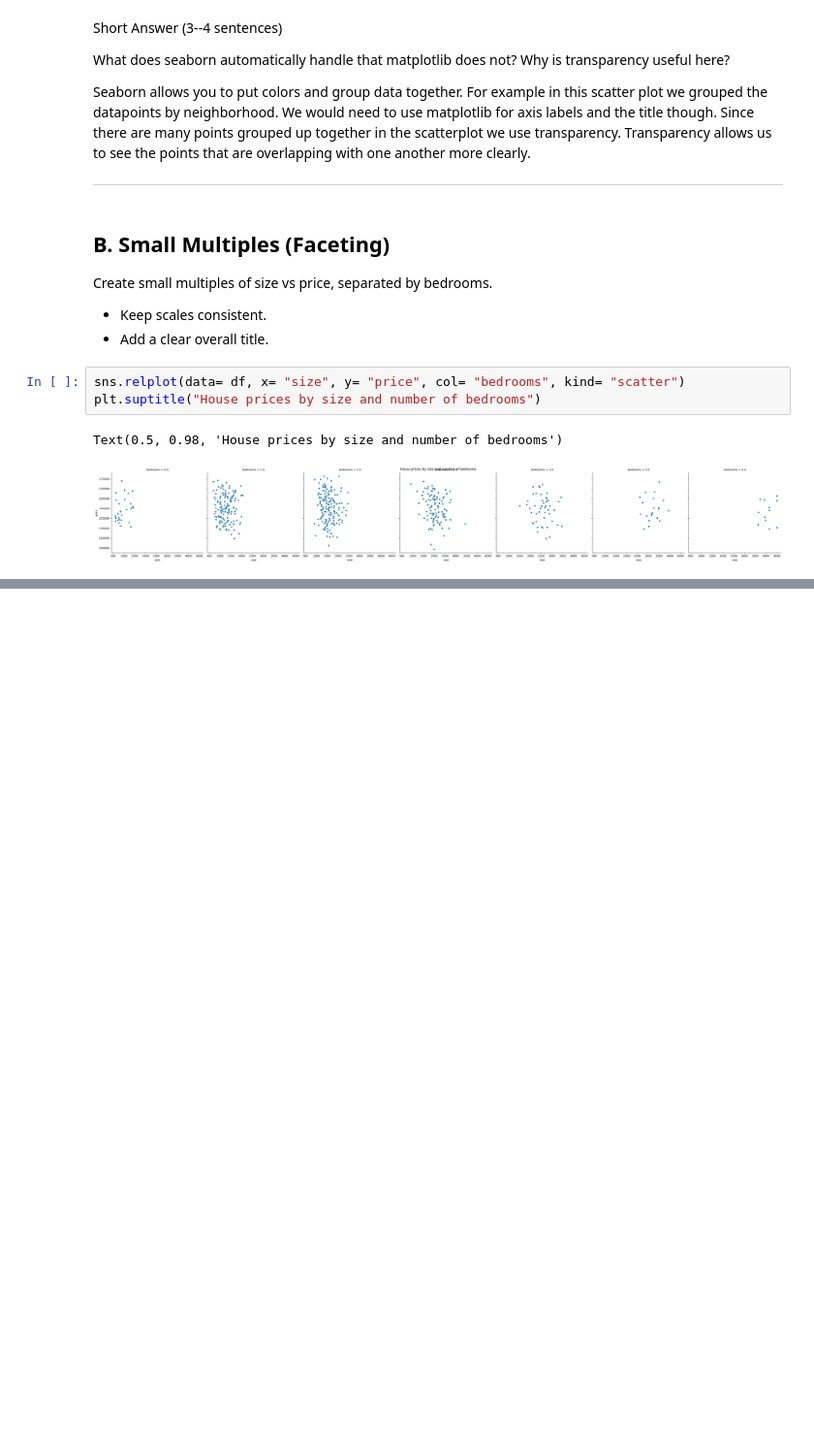
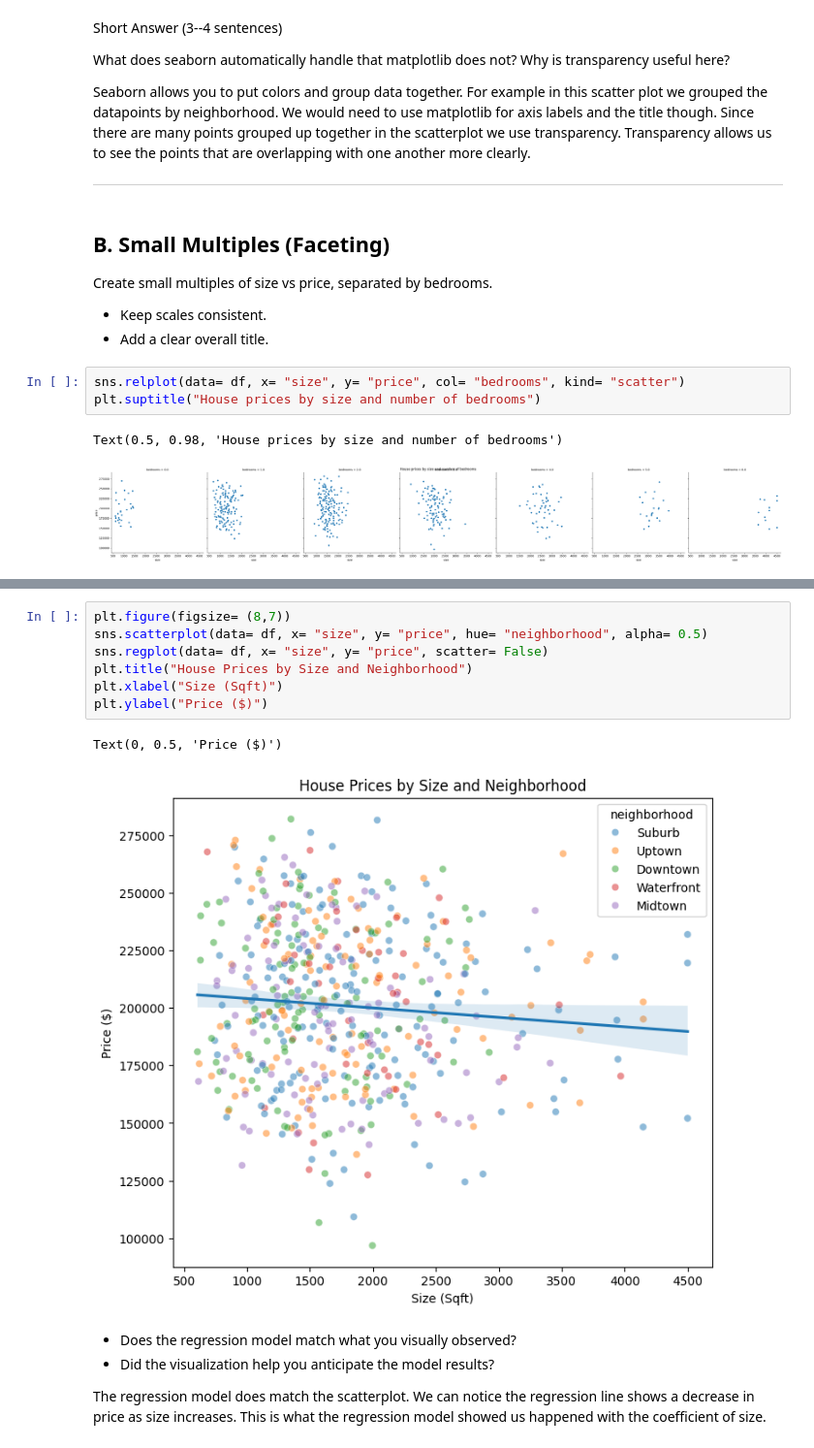
Before and after one commit to Nikolai-N484/Data201_NikolaiN, a Jupyter notebook: Week3/Week_3_Assignment_Nikolai.ipynb, the cells around one changed output, grey strips where cells are left out. Shown at 97% size. Cells and saved outputs as stored; diff of their text form; blank space fills up the shorter version.

```diff
--- a/Week3/Week_3_Assignment_Nikolai.ipynb
+++ b/Week3/Week_3_Assignment_Nikolai.ipynb
@@ -78,0 +197,15 @@ Text(0.5, 0.98, 'House prices by size and number of bedrooms')
+# %%
+plt.figure(figsize= (8,7))
+sns.scatterplot(data= df, x= "size", y= "price", hue= "neighborhood", alpha= 0.5)
+sns.regplot(data= df, x= "size", y= "price", scatter= False)
+plt.title("House Prices by Size and Neighborhood")
+plt.xlabel("Size (Sqft)")
+plt.ylabel("Price ($)")
+# %% [output]
+Text(0, 0.5, 'Price ($)')
+[figure, added]
+# %% [markdown]
+- Does the regression model match what you visually observed?
+- Did the visualization help you anticipate the model results?
+
+The regression model does match the scatterplot. We can notice the regression line shows a decrease in price as size increases. This is what the regression model showed us happened with the coefficient of size.
```
Also changed, not shown: parts of 13 cells of this notebook.
